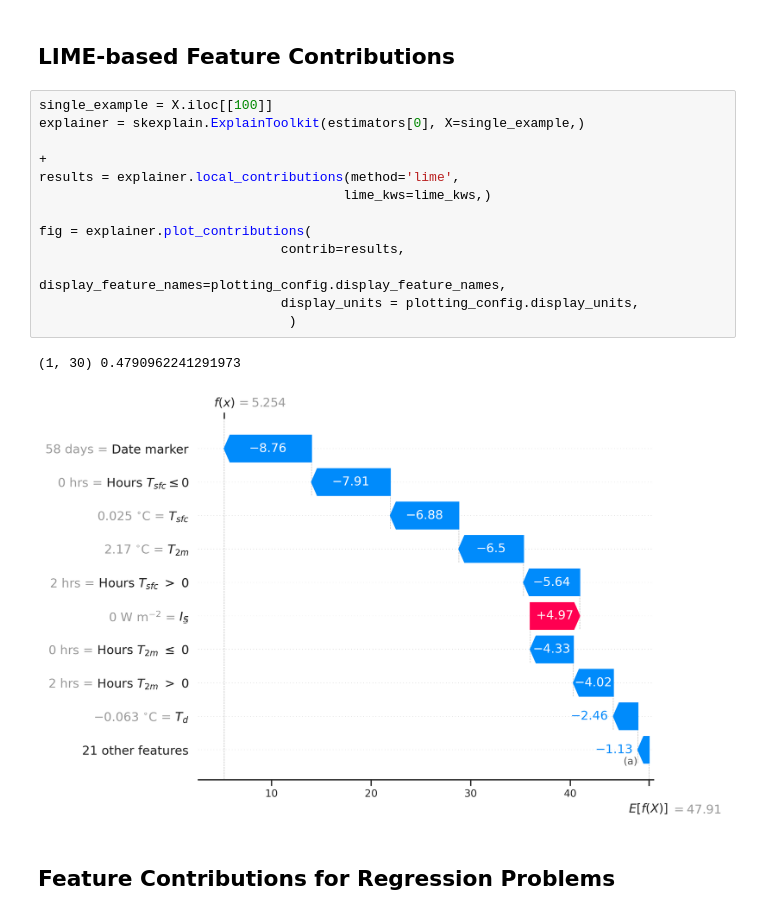
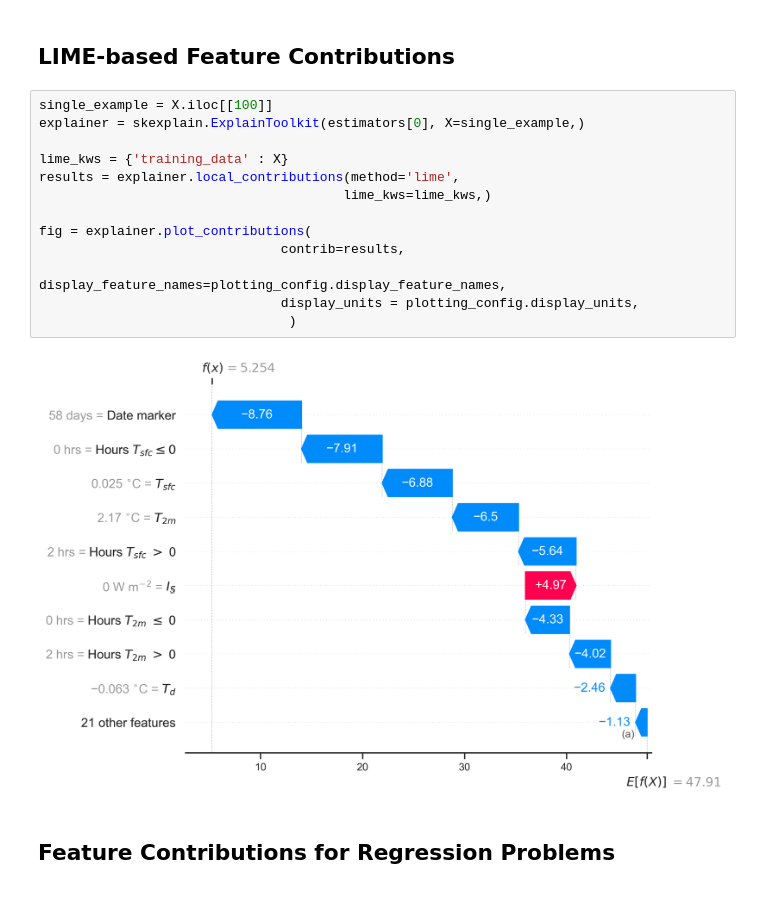
Before and after one commit to monte-flora/scikit-explain, a Jupyter notebook: tutorial_notebooks/feature_contributions.ipynb, the cells around one changed output. Saved outputs shown, nothing was run; the diff lists cells and outputs as text.

Commit message:
updating nbs; fix lime issue

```diff
--- a/tutorial_notebooks/feature_contributions.ipynb
+++ b/tutorial_notebooks/feature_contributions.ipynb
@@ -123,19 +125,18 @@ fig = explainer.plot_contributions(contrib=results,
 # %%
 single_example = X.iloc[[100]]
 explainer = skexplain.ExplainToolkit(estimators[0], X=single_example,)
 
-+
+lime_kws = {'training_data' : X}
 results = explainer.local_contributions(method='lime',
                                        lime_kws=lime_kws,)
 
 fig = explainer.plot_contributions(
                                contrib=results,
                                display_feature_names=plotting_config.display_feature_names,
                                display_units = plotting_config.display_units,
                                 )
 # %% [output]
-(1, 30) 0.4790962241291973
-[figure, old version]
+[figure, new version]
 # %% [markdown]
 ## Feature Contributions for Regression Problems
 # %%
```
Also changed, not shown: parts of 8 cells of this notebook, 11 other files.
